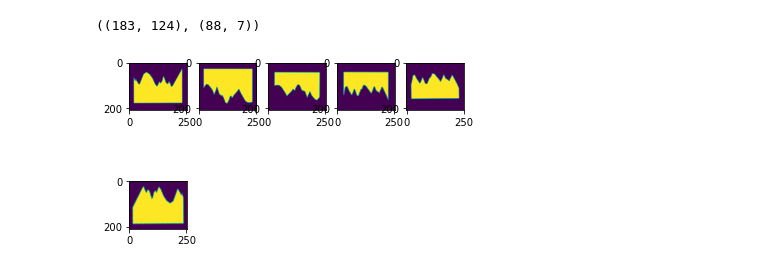
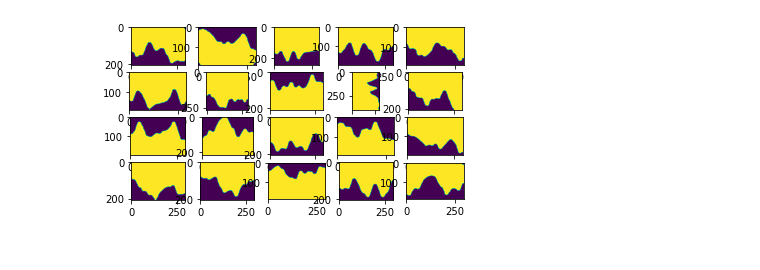
Before and after one commit to LiLatee/PIRO_project1, a Jupyter notebook: main.ipynb, the cells around one changed output. Drawn from its saved outputs; the diff is of its cells as text; code cells hidden in the pictures.

```diff
--- a/main.ipynb
+++ b/main.ipynb
@@ -21,8 +22,13 @@ def get_angle_of_line(line):
     return math.atan2(point2[1] - point1[1], point2[0] - point1[0]) * 180 / np.pi
 
 def get_angle_to_rotate_image(image):
-    edges = canny(image, 2, 1, 25)
-    lines = probabilistic_hough_line(edges, threshold=1, line_length=5, line_gap=3)
+    thresh = threshold_otsu(image)
+    image = image > thresh
+    edges = canny(image, sigma=1, low_threshold=False, high_threshold=True)
+    min_length = image.shape[0] if image.shape[0] >= image.shape[1] else image.shape[1]
+    lines = probabilistic_hough_line(edges, threshold=10, line_length=int(min_length/2),
+                                     line_gap=10)
+
     longest_line = (lines[0],  get_line_lenght(lines[0][0], lines[0][1]))
     for line in lines:
         temp_lenght = get_line_lenght(line[0], line[1])
@@ -59,8 +65,12 @@ def check_if_perpendicular_lines(line1, line2):
     return False
 
 def get_base_line(img):
-    edges = canny(img, 2, 1, 25)
-    lines = probabilistic_hough_line(edges, threshold=1, line_length=int((img.shape[0]+img.shape[1])/10), line_gap=3)
+    thresh = threshold_otsu(image)
+    image = image > thresh
+    edges = canny(image, sigma=1, low_threshold=False, high_threshold=True)
+    min_length = image.shape[0] if image.shape[0] >= image.shape[1] else image.shape[1]
+    lines = probabilistic_hough_line(edges, threshold=10, line_length=int(min_length/2),
+                                     line_gap=10)
 
     for line1 in lines:
         counter = 0
@@ -71,9 +81,6 @@ def get_base_line(img):
             return line1
 
     return None
-get_base_line(io.imread(images_paths[4]))
-# %% [output]
-((183, 124), (88, 7))
 # %%
 from skimage.segmentation import clear_border
 from skimage.filters import threshold_otsu
@@ -116,14 +152,11 @@ def cut_images_sides(images):
 # wersja używa najdłuższej linii w figurze jako podstawy
 def rotate_scale_and_cut_v1(images_paths):
     images = [io.imread(path) for path in images_paths]
-    images = clear_images(images)
     images = rotate_images(images)
+    images = cut_images_sides(images)
 
-    shape = images[0].shape
-    images = [resize(img, shape) for img in images]
-
-#     images = cut_images_sides(images)
-
+    images = resize_images(images)
+#     print("po rot: ", images[5][70])
     return images
 
 # wersja szuka linii, które mają kąt prosty jako podstawa, chyba mniejsze zaufanie mam do tego
@@ -141,15 +174,17 @@ def rotate_and_scale_v2(images_paths):
     return images_resized
 # %%
 n_of_cases = 5
-path = os.path.join('D:\Dokumenty\Projekty\PIRO/project1/proj1_daneA\set0', '')
+path = os.path.join('D:\Dokumenty\Projekty\PIRO/project1/proj1_daneA\set1', '')
 images_paths = glob.glob(os.path.join(path, '*.png'))
 
 images = rotate_scale_and_cut_v1(images_paths)
+images = [img*255 for img in images]
+images = [closing(opening(img, disk(10)), disk(10)) for img in images]
 fig = plt.figure()
 columns = 5
 rows = (len(images_paths)/columns)+1
 for i, img in enumerate(images):
     fig.add_subplot(rows, columns, i+1)
     plt.imshow(img)
 # %% [output]
-[figure, old version]
+[figure, new version]
```
Also changed, not shown: parts of 8 cells of this notebook.
